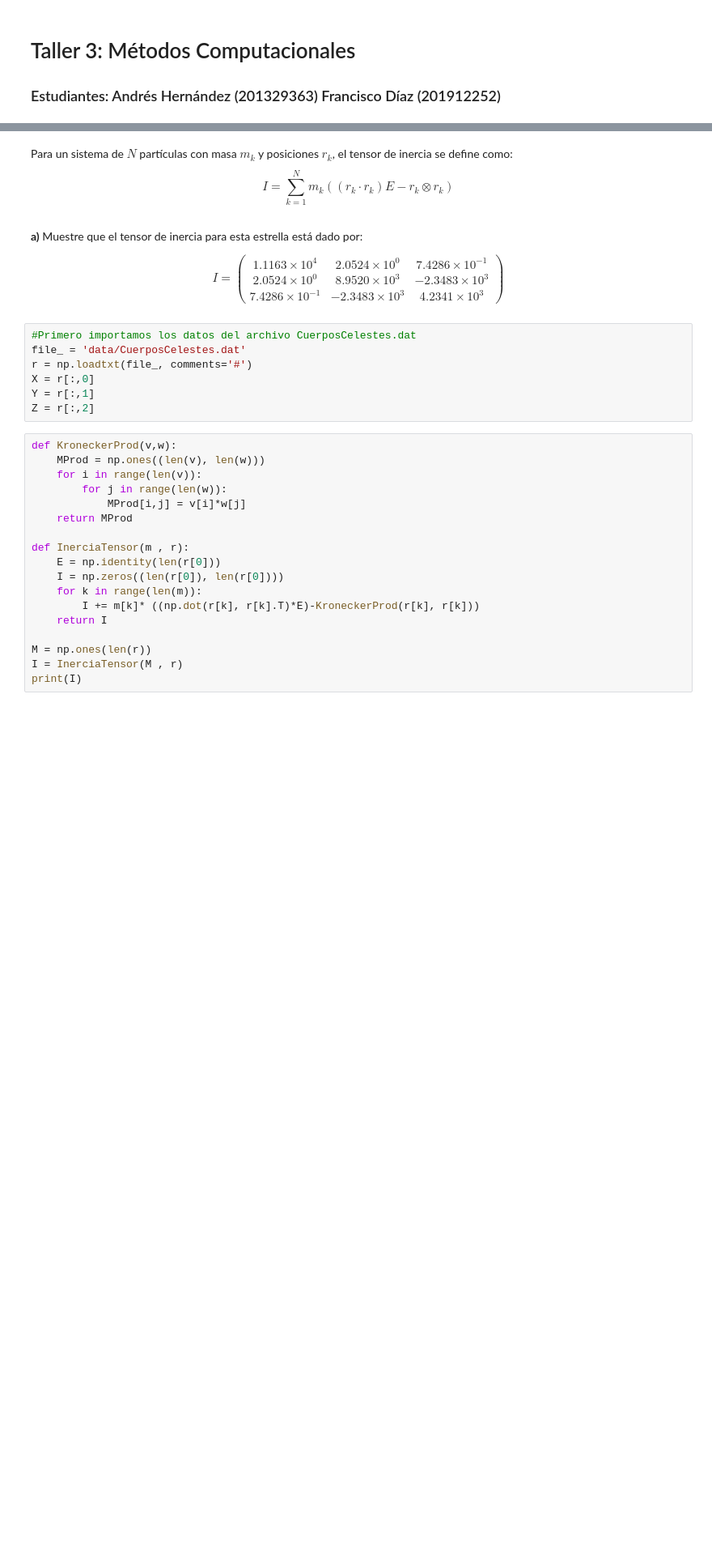
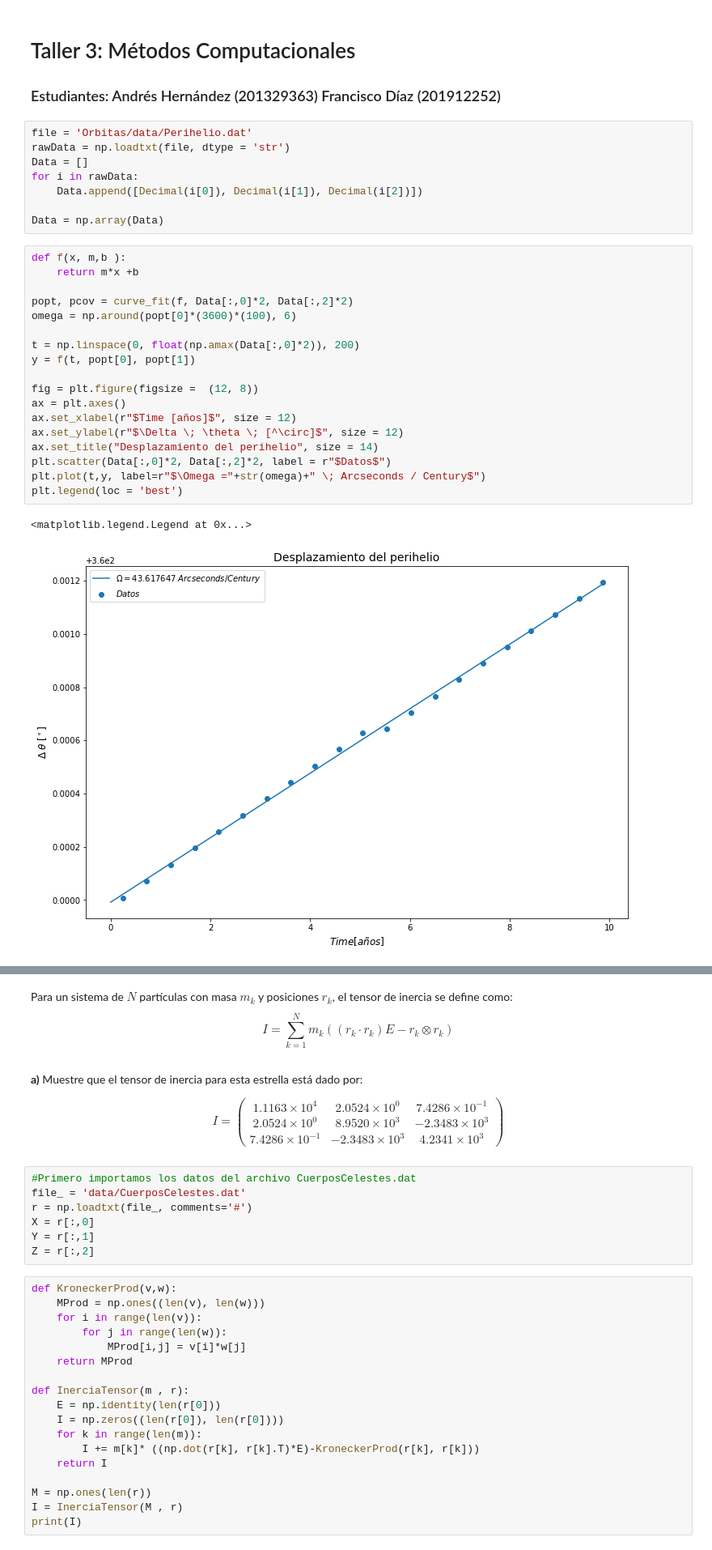
Before and after one commit to PachoDp13/Metodos_Computacionales, a Jupyter notebook: Talleres/Taller 3/Taller 3.ipynb, the cells around one changed output, grey strips where cells are left out. Shown at 81% size. Saved outputs shown, nothing was run; the diff lists cells and outputs as text; blank space fills up the shorter version.

Commit message:
Orbitas

```diff
--- a/Talleres/Taller 3/Taller 3.ipynb
+++ b/Talleres/Taller 3/Taller 3.ipynb
@@ -13,4 +19,33 @@ from matplotlib.animation import FuncAnimation
 # %% [markdown]
 # Taller 3: Métodos Computacionales
 ### Estudiantes: Andrés Hernández (201329363)    Francisco Díaz (201912252)
+# %%
+file = 'Orbitas/data/Perihelio.dat'
+rawData = np.loadtxt(file, dtype = 'str')
+Data = []
+for i in rawData:
+    Data.append([Decimal(i[0]), Decimal(i[1]), Decimal(i[2])])
+
+Data = np.array(Data)
+# %%
+def f(x, m,b ):
+    return m*x +b
+
+popt, pcov = curve_fit(f, Data[:,0]*2, Data[:,2]*2)
+omega = np.around(popt[0]*(3600)*(100), 6)
+
+t = np.linspace(0, float(np.amax(Data[:,0]*2)), 200)
+y = f(t, popt[0], popt[1])
+
+fig = plt.figure(figsize =  (12, 8))
+ax = plt.axes()
+ax.set_xlabel(r"$Time [años]$", size = 12)
+ax.set_ylabel(r"$\Delta \; \theta \; [^\circ]$", size = 12)
+ax.set_title("Desplazamiento del perihelio", size = 14)
+plt.scatter(Data[:,0]*2, Data[:,2]*2, label = r"$Datos$")
+plt.plot(t,y, label=r"$\Omega ="+str(omega)+" \; Arcseconds / Century$")
+plt.legend(loc = 'best')
+# %% [output]
+<matplotlib.legend.Legend at 0x...>
+[figure, added]
 # %% [markdown]
```
Also changed, not shown: parts of 19 cells of this notebook, 14 other files.
